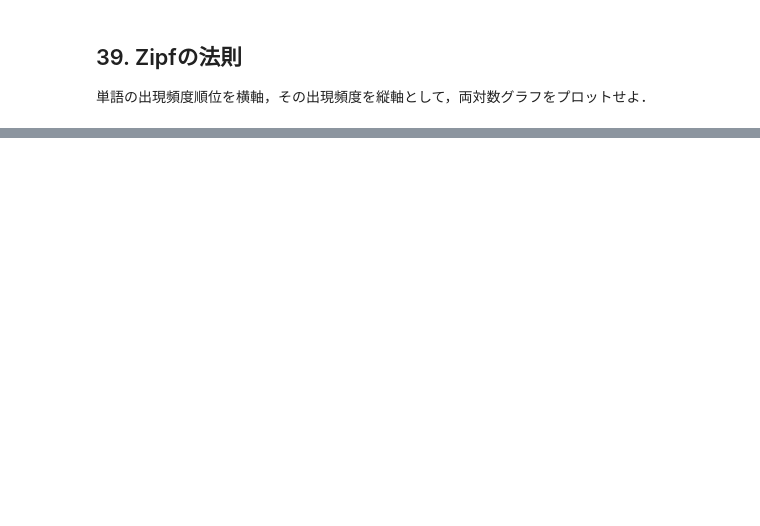
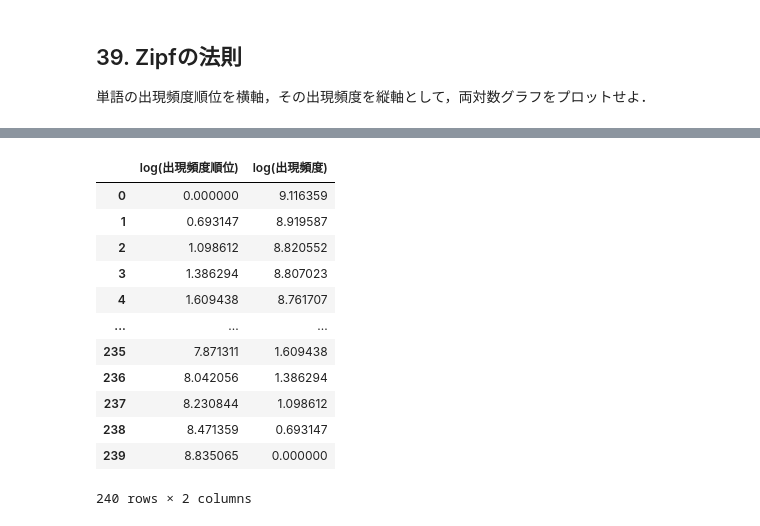
Before and after one commit to infhyroyage/PracticeNLP100Knocks, a Jupyter notebook: Chapter4/Chapter4.ipynb, the cells around one changed output, grey strips where cells are left out. Saved outputs shown, nothing was run; the diff lists cells and outputs as text; code cells hidden in the pictures; blank space fills up the shorter version.

```diff
--- a/Chapter4/Chapter4.ipynb
+++ b/Chapter4/Chapter4.ipynb
@@ -235,0 +348,20 @@ concats_noun
+# %%
+data_zipf = pd.DataFrame({
+    "log(出現頻度順位)": rank_log,
+    "log(出現頻度)": count_log,
+})
+data_zipf
+# %% [output]
+|  | log(出現頻度順位) | log(出現頻度) |
+| 0 | 0.000000 | 9.116359 |
+| 1 | 0.693147 | 8.919587 |
+| 2 | 1.098612 | 8.820552 |
+| 3 | 1.386294 | 8.807023 |
+| 4 | 1.609438 | 8.761707 |
+| ... | ... | ... |
+| 235 | 7.871311 | 1.609438 |
+| 236 | 8.042056 | 1.386294 |
+| 237 | 8.230844 | 1.098612 |
+| 238 | 8.471359 | 0.693147 |
+| 239 | 8.835065 | 0.000000 |
+240 rows × 2 columns
```
Also changed, not shown: parts of 20 cells of this notebook.
